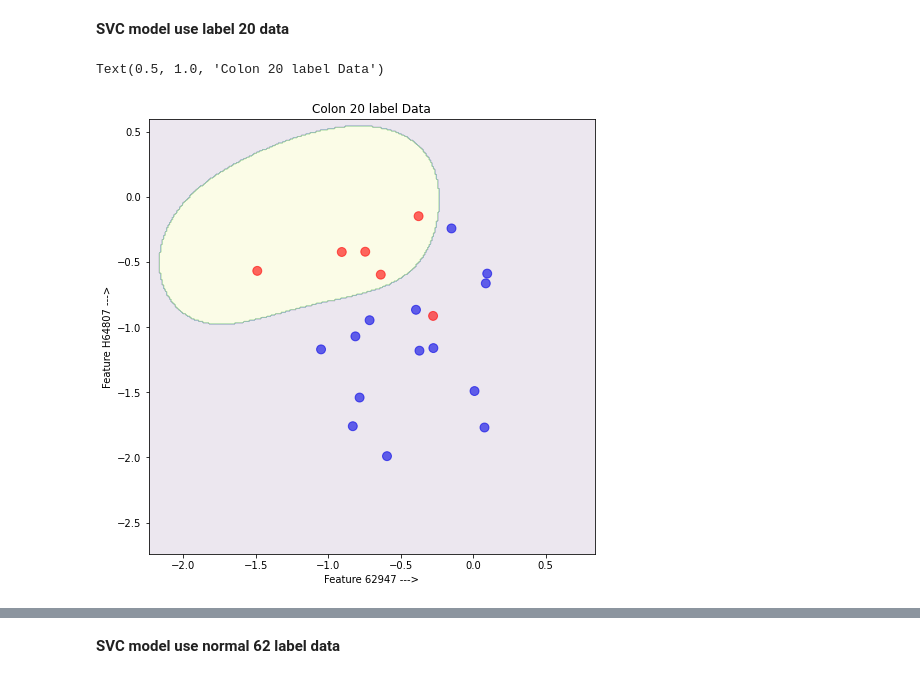
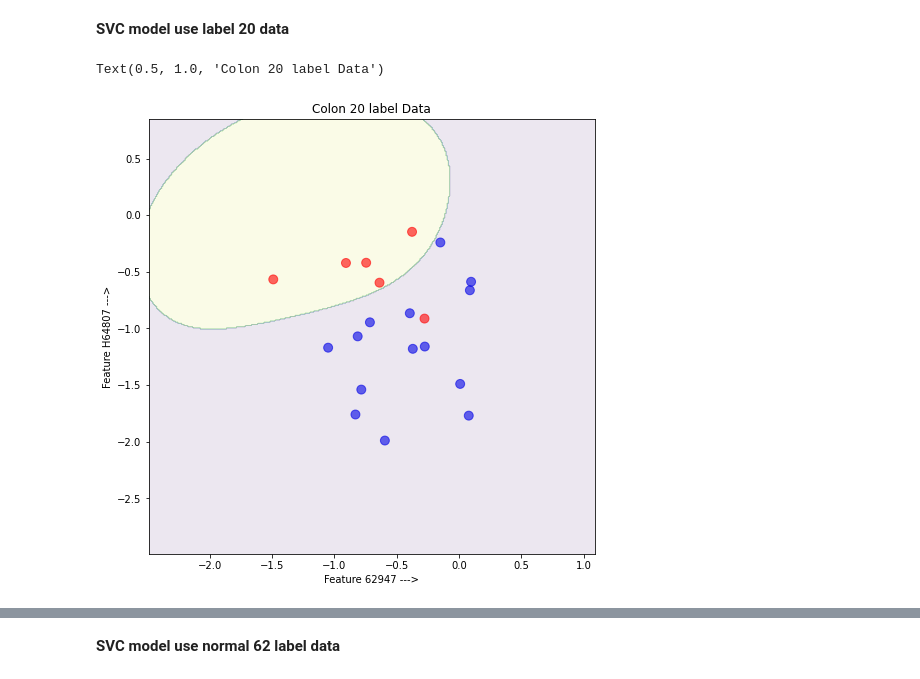
Before and after one commit to PRIMEADAWAS/CEB_Assignment, a Jupyter notebook: RADI 608, 602 Data Mining and Machine Learning/Assignment Semi-supervise learning/RADI608,602_A5_PasitSupholkhan_(Assignment_Semi_supervised_learning).ipynb, the cells around one changed output, grey strips where cells are left out. Cells and saved outputs as stored; diff of their text form; code cells hidden in the pictures.

```diff
--- a/RADI 608, 602 Data Mining and Machine Learning/Assignment Semi-supervise learning/RADI608,602_A5_PasitSupholkhan_(Assignment_Semi_supervised_learning).ipynb
+++ b/RADI 608, 602 Data Mining and Machine Learning/Assignment Semi-supervise learning/RADI608,602_A5_PasitSupholkhan_(Assignment_Semi_supervised_learning).ipynb
@@ -132,0 +190,4 @@ SVC()
+# %%
+# model = SVC(C=1, gamma=1,kernel= 'rbf')
+model = gridSVC20Label.best_estimator_
+model.fit(X_label,y_label)
@@ -217,0 +261,3 @@ Name: Class, Length: 62, dtype: int64
+# %%
+y[np.where(y==-1)[0]] = 0
+y
@@ -221,19 +280,17 @@ from sklearn.semi_supervised import LabelSpreading
 rng = np.random.RandomState(6536115)
 h = .02
 y_30 = np.copy(y)
-y_30[rng.rand(len(y)) < 0.3] = 0
+y_30[rng.rand(len(y)) < 0.3] = -1
 y_50 = np.copy(y)
-y_50[rng.rand(len(y)) < 0.5] = 0
+y_50[rng.rand(len(y)) < 0.5] = -1
 y_70 = np.copy(y)
-y_70[rng.rand(len(y)) < 0.7] = 0
+y_70[rng.rand(len(y)) < 0.7] = -1
 # we create an instance of SVM and fit out data. We do not scale our
 # data since we want to plot the support vectors
 ls30 = (LabelSpreading().fit(X, y_30), y_30)
 ls50 = (LabelSpreading().fit(X, y_50), y_50)
 ls70 = (LabelSpreading().fit(X, y_70), y_70)
 # ls100 = (LabelSpreading().fit(X, y), y)
-model = SVC()
+model = SVC(C=1, gamma=1,kernel= 'rbf')
 model.fit(X_label,y_label)
-# rbf_svc = (svm.SVC(kernel='rbf', gamma=.5).fit(X, y), y)
-# rbf_svc = (model.fit(X_label,y_label), np.array(y_label))
 # %% [output]
@@ -271,7 +328,7 @@ np.arange(y_min, y_max, h))
 titles = ['Label Spreading 30% data',
 'Label Spreading 50% data',
 'Label Spreading 70% data']
-color_map = {-1: (0, 0, 0.9), 0: (1, 1, 1), 1: (1, 0, 0)}
+color_map = {0: (0, 0, 0.9), -1: (1, 1, 1), 1: (1, 0, 0)}
 # %%
 plt.figure(figsize=(15,15))
 for i, (clf, y_train) in enumerate((ls30, ls50, ls70)):
@@ -295,23 +400,23 @@ plt.show()
 **SVC model use label 20 data**
 # %%
 # To Plot the Decision Boundary.
-arr1 = np.arange(X_label.iloc[:, 0].min()-0.75, X_label.iloc[:, 0].max()+0.75, 0.01)
-arr2 = np.arange(X_label.iloc[:, 1].min()-0.75, X_label.iloc[:, 1].max()+0.75, 0.01)
+arr1 = np.arange(X_label.iloc[:, 0].min()-1, X_label.iloc[:, 0].max()+1, 0.01)
+arr2 = np.arange(X_label.iloc[:, 1].min()-1, X_label.iloc[:, 1].max()+1, 0.01)
 
 xx, yy = np.meshgrid(arr1, arr2)
 input_array = np.array([xx.ravel(), yy.ravel()]).T
 labels = model.predict(input_array)
 
 plt.figure(figsize=(8,8))
 plt.contourf(xx, yy, labels.reshape(xx.shape), alpha = 0.1)
 
 colors = [color_map[y] for y in y_label]
 
 plt.scatter(X_label['T62947'],X_label['H64807'],c=colors,s=80,alpha=0.6)
 plt.xlabel('Feature 62947 --->')
 plt.ylabel('Feature H64807 --->')
 plt.title('Colon 20 label Data')
 # %% [output]
 Text(0.5, 1.0, 'Colon 20 label Data')
-[figure, old version]
+[figure, new version]
 # %%
```
Also changed, not shown: parts of 74 cells of this notebook.
